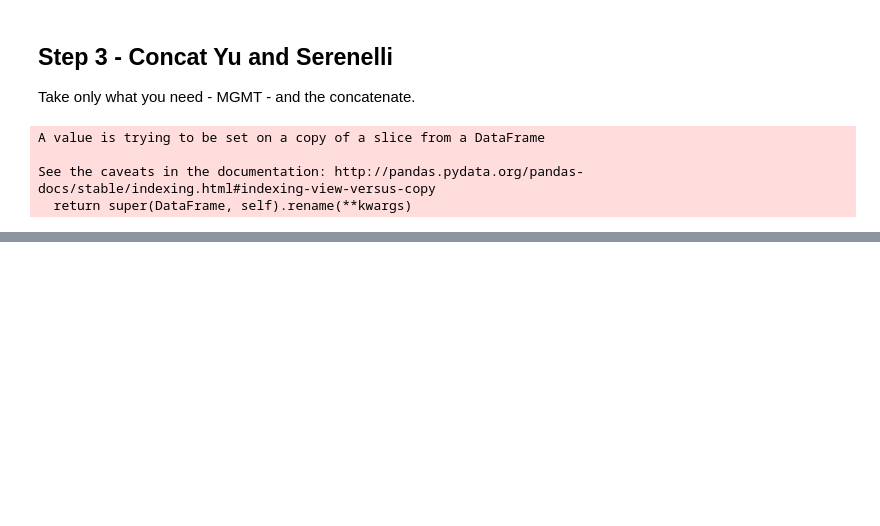
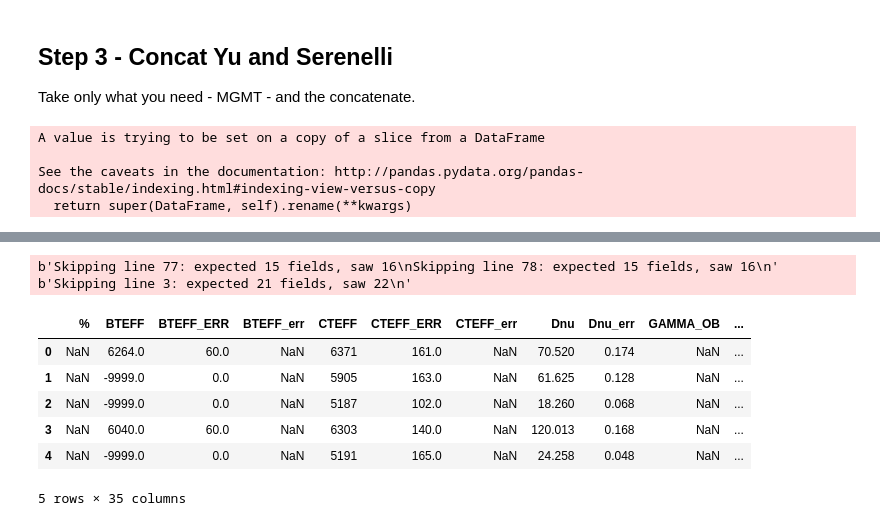
Before and after one commit to grd349/PBjam, a Jupyter notebook: pbjam/data/Data Gather.ipynb, the cells around one changed output, grey strips where cells are left out. Saved outputs shown, nothing was run; the diff lists cells and outputs as text; code cells hidden in the pictures; blank space fills up the shorter version.

Commit message:
Added TWhite epsilons

```diff
--- a/pbjam/data/Data Gather.ipynb
+++ b/pbjam/data/Data Gather.ipynb
@@ -213,0 +233,17 @@ bprpdf.head()
+# %%
+df_g = pd.read_csv('Gstars_temp_gamma_alt.txt', sep='\s+', error_bad_lines=False)
+df_favoid = pd.read_csv('Fstars_avoid_temp.txt', sep='\s+', error_bad_lines=False)
+df_f = pd.read_csv('Fstars_ScAB_teff_gamma_alt_pc.txt', sep='\s+', error_bad_lines=False)
+df_f.rename({'epsA': 'eps', 'epsA_err': 'eps_err'})
+df_epsilon = pd.concat([df_g, df_favoid, df_f])
+df_epsilon.head()
+# %% [output]
+b'Skipping line 77: expected 15 fields, saw 16\nSkipping line 78: expected 15 fields, saw 16\n'
+b'Skipping line 3: expected 21 fields, saw 22\n'
+|  | % | BTEFF | BTEFF_ERR | BTEFF_err | CTEFF | CTEFF_ERR | CTEFF_err | Dnu | Dnu_err | GAMMA_OB | ... |
+| 0 | NaN | 6264.0 | 60.0 | NaN | 6371 | 161.0 | NaN | 70.520 | 0.174 | NaN | ... |
+| 1 | NaN | -9999.0 | 0.0 | NaN | 5905 | 163.0 | NaN | 61.625 | 0.128 | NaN | ... |
+| 2 | NaN | -9999.0 | 0.0 | NaN | 5187 | 102.0 | NaN | 18.260 | 0.068 | NaN | ... |
+| 3 | NaN | 6040.0 | 60.0 | NaN | 6303 | 140.0 | NaN | 120.013 | 0.168 | NaN | ... |
+| 4 | NaN | -9999.0 | 0.0 | NaN | 5191 | 165.0 | NaN | 24.258 | 0.048 | NaN | ... |
+5 rows × 35 columns
```
Also changed, not shown: parts of 11 cells of this notebook, 3 other files.
